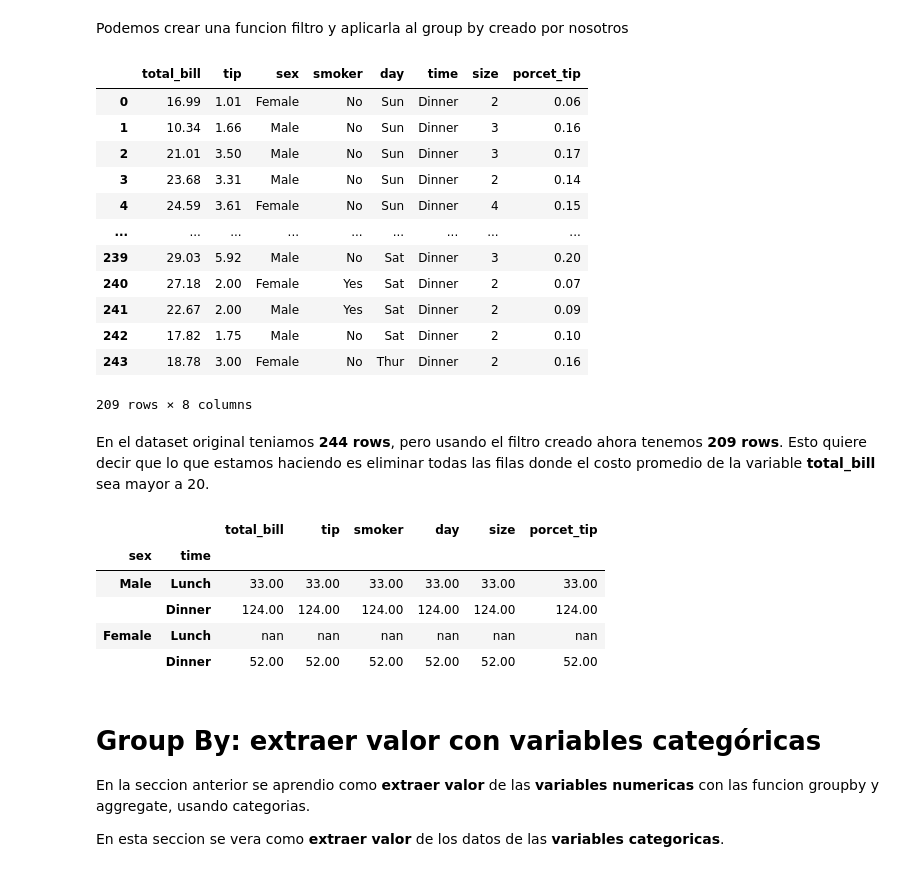
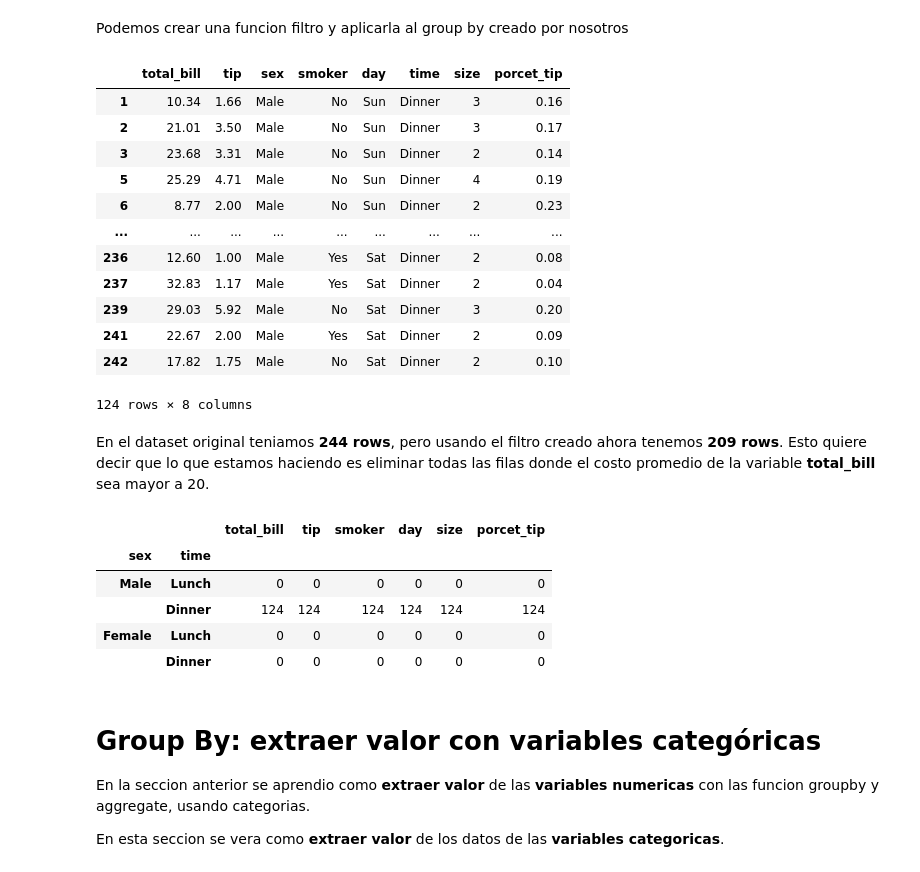
Before and after one commit to edelgado-1975/PandasOk, a Jupyter notebook: 09_Group_by_Extrayendo_valor_con_variables_categóricas.ipynb, the cells around one changed output. Drawn from its saved outputs; the diff is of its cells as text; code cells hidden in the pictures.

```diff
--- a/09_Group_by_Extrayendo_valor_con_variables_categóricas.ipynb
+++ b/09_Group_by_Extrayendo_valor_con_variables_categóricas.ipynb
@@ -218,24 +222,24 @@ df.groupby(['sex','time'])[['total_bill','tip']].agg(dict_agg)
 Podemos crear una funcion filtro y aplicarla al group by creado por nosotros
 # %%
 def f_filter(x):
-  return mean_eur2usd(x['total_bill'].mean()) > 20
+  return mean_eur2usd(x['total_bill'].median()) > 20
 # %%
- df_filtered = df.groupby(['sex', 'time']).filter(f_filter)
+ df_filtered = df.groupby(['sex', 'time'], observed=False).filter(f_filter)
  df_filtered
 # %% [output]
 |  | total_bill | tip | sex | smoker | day | time | size | porcet_tip |
-| 0 | 16.99 | 1.01 | Female | No | Sun | Dinner | 2 | 0.06 |
 | 1 | 10.34 | 1.66 | Male | No | Sun | Dinner | 3 | 0.16 |
 | 2 | 21.01 | 3.50 | Male | No | Sun | Dinner | 3 | 0.17 |
 | 3 | 23.68 | 3.31 | Male | No | Sun | Dinner | 2 | 0.14 |
-| 4 | 24.59 | 3.61 | Female | No | Sun | Dinner | 4 | 0.15 |
+| 5 | 25.29 | 4.71 | Male | No | Sun | Dinner | 4 | 0.19 |
+| 6 | 8.77 | 2.00 | Male | No | Sun | Dinner | 2 | 0.23 |
 | ... | ... | ... | ... | ... | ... | ... | ... | ... |
+| 236 | 12.60 | 1.00 | Male | Yes | Sat | Dinner | 2 | 0.08 |
+| 237 | 32.83 | 1.17 | Male | Yes | Sat | Dinner | 2 | 0.04 |
 | 239 | 29.03 | 5.92 | Male | No | Sat | Dinner | 3 | 0.20 |
-| 240 | 27.18 | 2.00 | Female | Yes | Sat | Dinner | 2 | 0.07 |
 | 241 | 22.67 | 2.00 | Male | Yes | Sat | Dinner | 2 | 0.09 |
 | 242 | 17.82 | 1.75 | Male | No | Sat | Dinner | 2 | 0.10 |
-| 243 | 18.78 | 3.00 | Female | No | Thur | Dinner | 2 | 0.16 |
-209 rows × 8 columns
+124 rows × 8 columns
 # %% [markdown]
 En el dataset original teniamos **244 rows**, pero usando el filtro creado ahora tenemos **209 rows**. Esto quiere decir que lo que estamos haciendo es eliminar todas las filas donde el costo promedio de la variable **total_bill** sea mayor a 20.
 # %%
@@ -243,10 +247,10 @@ df_filtered.groupby(['sex', 'time']).count()
 # %% [output]
 |  |  | total_bill | tip | smoker | day | size | porcet_tip |
 | sex | time |  |  |  |  |  |  |
-| Male | Lunch | 33.00 | 33.00 | 33.00 | 33.00 | 33.00 | 33.00 |
-|  | Dinner | 124.00 | 124.00 | 124.00 | 124.00 | 124.00 | 124.00 |
-| Female | Lunch | nan | nan | nan | nan | nan | nan |
-|  | Dinner | 52.00 | 52.00 | 52.00 | 52.00 | 52.00 | 52.00 |
+| Male | Lunch | 0 | 0 | 0 | 0 | 0 | 0 |
+|  | Dinner | 124 | 124 | 124 | 124 | 124 | 124 |
+| Female | Lunch | 0 | 0 | 0 | 0 | 0 | 0 |
+|  | Dinner | 0 | 0 | 0 | 0 | 0 | 0 |
 # %% [markdown]
 # Group By: extraer valor con variables categóricas
 
```
Also changed, not shown: parts of 7 cells of this notebook.
